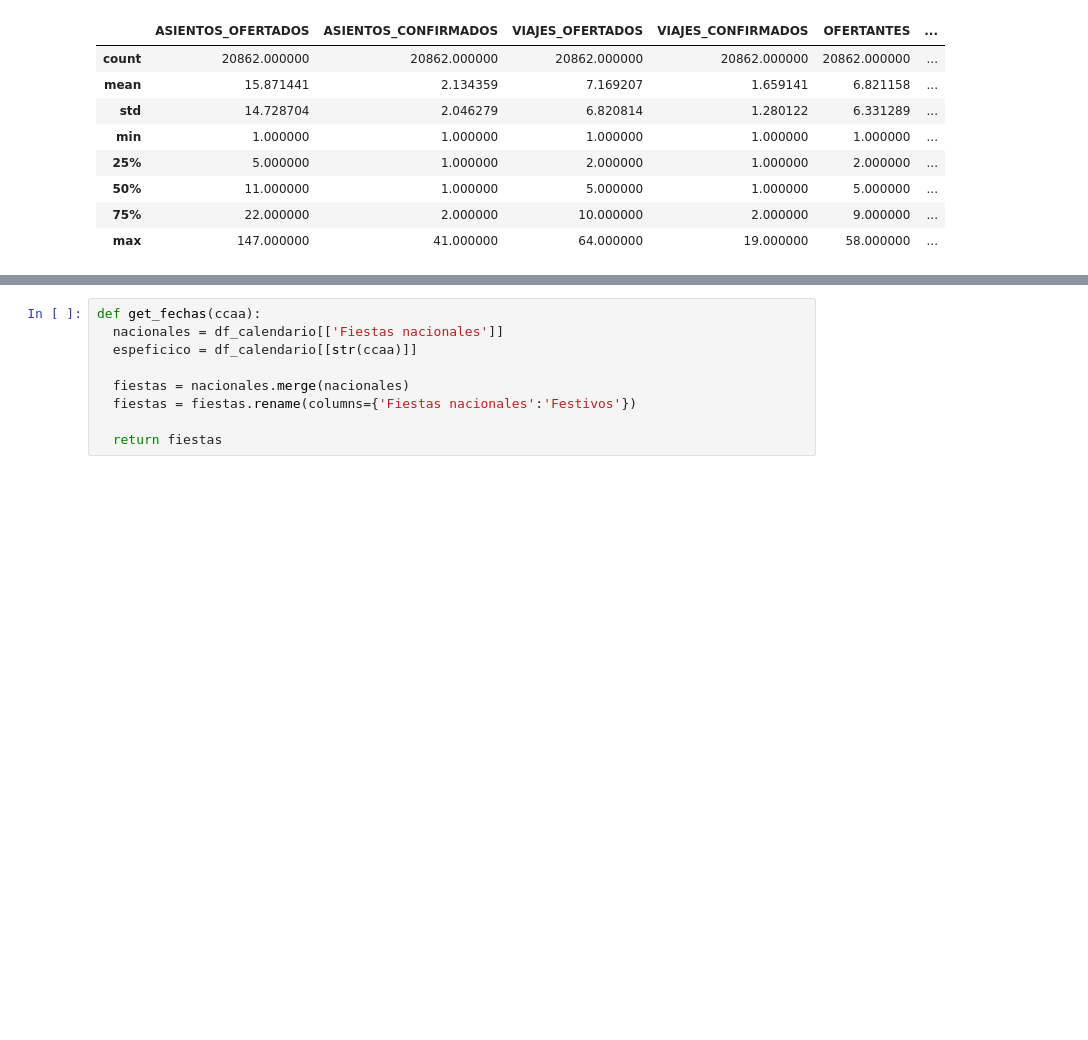
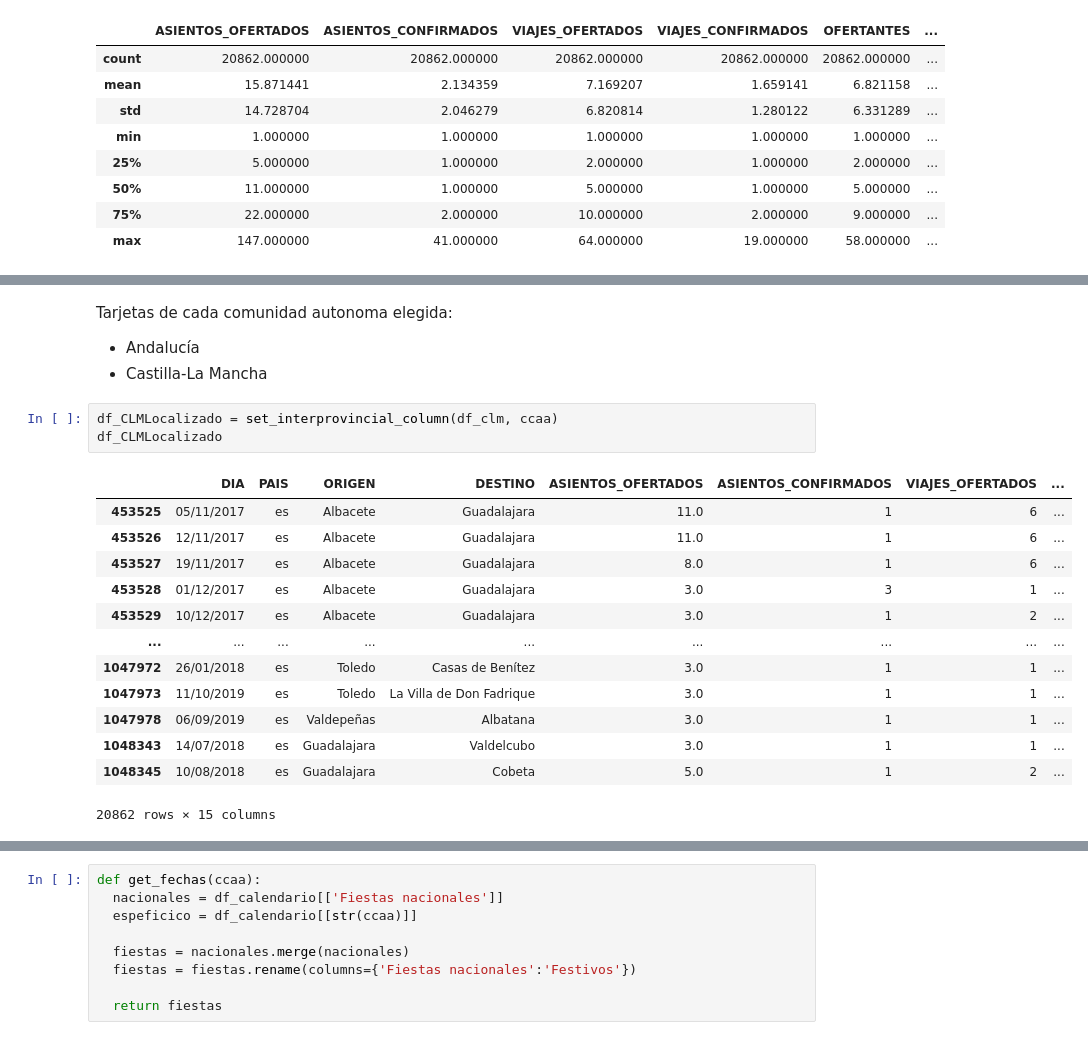
Before and after one commit to JoseAlbertoSeco/BlablacarCarpooling_DataMining, a Jupyter notebook: notebooks/GeolocalizacionProvincial.ipynb, the cells around one changed output, grey strips where cells are left out. Drawn from its saved outputs; the diff is of its cells as text; blank space fills up the shorter version.

```diff
--- a/notebooks/GeolocalizacionProvincial.ipynb
+++ b/notebooks/GeolocalizacionProvincial.ipynb
@@ -167,0 +241,23 @@ df_clm.describe()
+# %% [markdown]
+Tarjetas de cada comunidad autonoma elegida:
+
+
+*   Andalucía
+*   Castilla-La Mancha
+# %%
+df_CLMLocalizado = set_interprovincial_column(df_clm, ccaa)
+df_CLMLocalizado
+# %% [output]
+|  | DIA | PAIS | ORIGEN | DESTINO | ASIENTOS_OFERTADOS | ASIENTOS_CONFIRMADOS | VIAJES_OFERTADOS | ... |
+| 453525 | 05/11/2017 | es | Albacete | Guadalajara | 11.0 | 1 | 6 | ... |
+| 453526 | 12/11/2017 | es | Albacete | Guadalajara | 11.0 | 1 | 6 | ... |
+| 453527 | 19/11/2017 | es | Albacete | Guadalajara | 8.0 | 1 | 6 | ... |
+| 453528 | 01/12/2017 | es | Albacete | Guadalajara | 3.0 | 3 | 1 | ... |
+| 453529 | 10/12/2017 | es | Albacete | Guadalajara | 3.0 | 1 | 2 | ... |
+| ... | ... | ... | ... | ... | ... | ... | ... | ... |
+| 1047972 | 26/01/2018 | es | Toledo | Casas de Benítez | 3.0 | 1 | 1 | ... |
+| 1047973 | 11/10/2019 | es | Toledo | La Villa de Don Fadrique | 3.0 | 1 | 1 | ... |
+| 1047978 | 06/09/2019 | es | Valdepeñas | Albatana | 3.0 | 1 | 1 | ... |
+| 1048343 | 14/07/2018 | es | Guadalajara | Valdelcubo | 3.0 | 1 | 1 | ... |
+| 1048345 | 10/08/2018 | es | Guadalajara | Cobeta | 5.0 | 1 | 2 | ... |
+20862 rows × 15 columns
```
Also changed, not shown: parts of 32 cells of this notebook, 1 other file.
